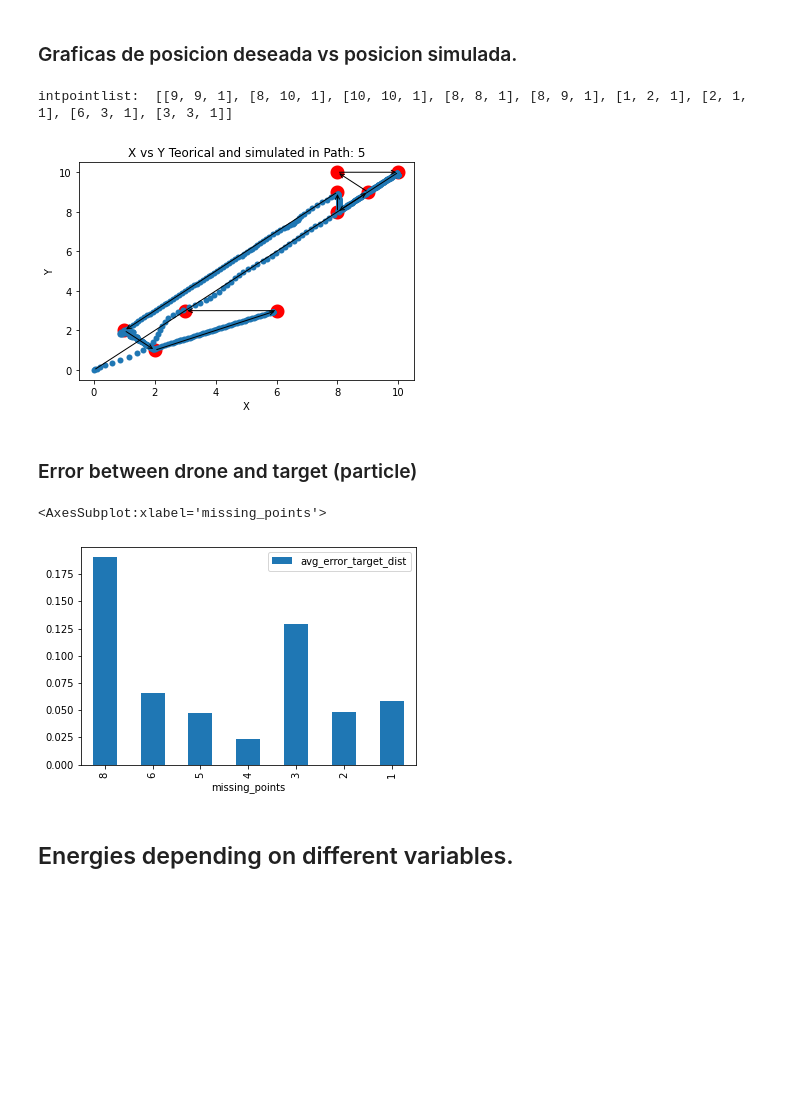
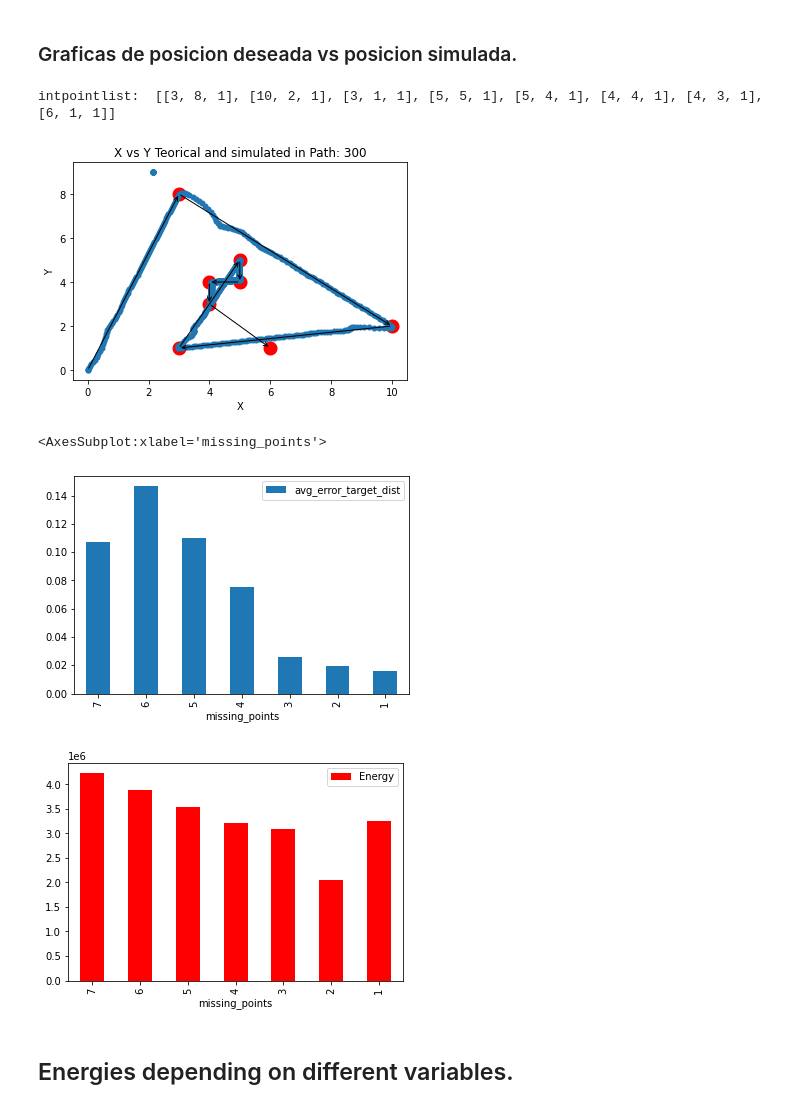
Before and after one commit to salogranada/drone_irrigation, a Jupyter notebook: src/scripts_ML/graphs.ipynb, the cells around one changed output. Saved outputs shown, nothing was run; the diff lists cells and outputs as text; code cells hidden in the pictures; blank space fills up the shorter version.

```diff
--- a/src/scripts_ML/graphs.ipynb
+++ b/src/scripts_ML/graphs.ipynb
@@ -7,7 +7,7 @@ import pandas as pd
 ### Open required data frames. PATH, FLIGHT DATA, ERROR AND FEATURES
 # %%
 #Select which path you wanna visualize.
-path_num = 5
+path_num = 300
 
 energy_df = pd.read_csv('../data_base/paths_energy/feat_pathv12_nuevo.csv', sep=",")
 fd_df = pd.read_csv('../data_base/flight_data/fd_pathv12_salo.txt', sep="|",low_memory=False)
@@ -37,37 +37,39 @@ elif current_path_info.empty:
 # %%
 intPoints_list = []
 prevX, prevY = 0,0 #For plotting arrows
 #Extract points in path for graph
 points_list = str(current_path_info['points'].iloc[0]).split(';')
 
 for i in points_list:
     intPoints = list(map(int,i.split(','))) #convert time strings to int
     intPoints_list.append(intPoints)
 
 #Graph extracted points
 print('intpointlist: ', intPoints_list)
 for loc in intPoints_list:
     plt.scatter(loc[0], loc[1], linewidths=8, color = 'red')
     plt.annotate(s='', xy=(loc[0],loc[1]), xytext=(prevX,prevY), arrowprops=dict(arrowstyle='->'))
     prevX, prevY = loc[0], loc[1]
 
 plt.scatter(current_fdPoint_info['pos_x'], current_fdPoint_info['pos_y'],linewidths=0.01)
 plt.title('X vs Y Teorical and simulated in Path: ' + str(path_num))
 plt.xlabel('X')
 plt.ylabel('Y')
 #plt.xlim([-15, 15])
 #plt.ylim([-15, 15])
 plt.show()
+
+#Error between drone and target (particle)
+current_features_info.plot(x='missing_points', y = 'avg_error_target_dist', kind = 'bar')
+
+#Plot energy used in each point.
+current_features_info.plot(x='missing_points', y = 'Energy', kind = 'bar', color = 'red')
 # %% [output]
-intpointlist:  [[9, 9, 1], [8, 10, 1], [10, 10, 1], [8, 8, 1], [8, 9, 1], [1, 2, 1], [2, 1, 1], [6, 3, 1], [3, 3, 1]]
+intpointlist:  [[3, 8, 1], [10, 2, 1], [3, 1, 1], [5, 5, 1], [5, 4, 1], [4, 4, 1], [4, 3, 1], [6, 1, 1]]
-[figure, old version]
+[figure, new version]
+<AxesSubplot:xlabel='missing_points'>
+[figure, added]
+[figure, added]
-# %% [markdown]
-### Error between drone and target (particle)
-# %%
-current_features_info.plot(x='missing_points', y = 'avg_error_target_dist', kind = 'bar')
-# %% [output]
-<AxesSubplot:xlabel='missing_points'>
-[figure, removed]
 # %% [markdown]
 ## Energies depending on different variables.
 # %% [markdown]
```
Also changed, not shown: parts of 7 cells of this notebook.
